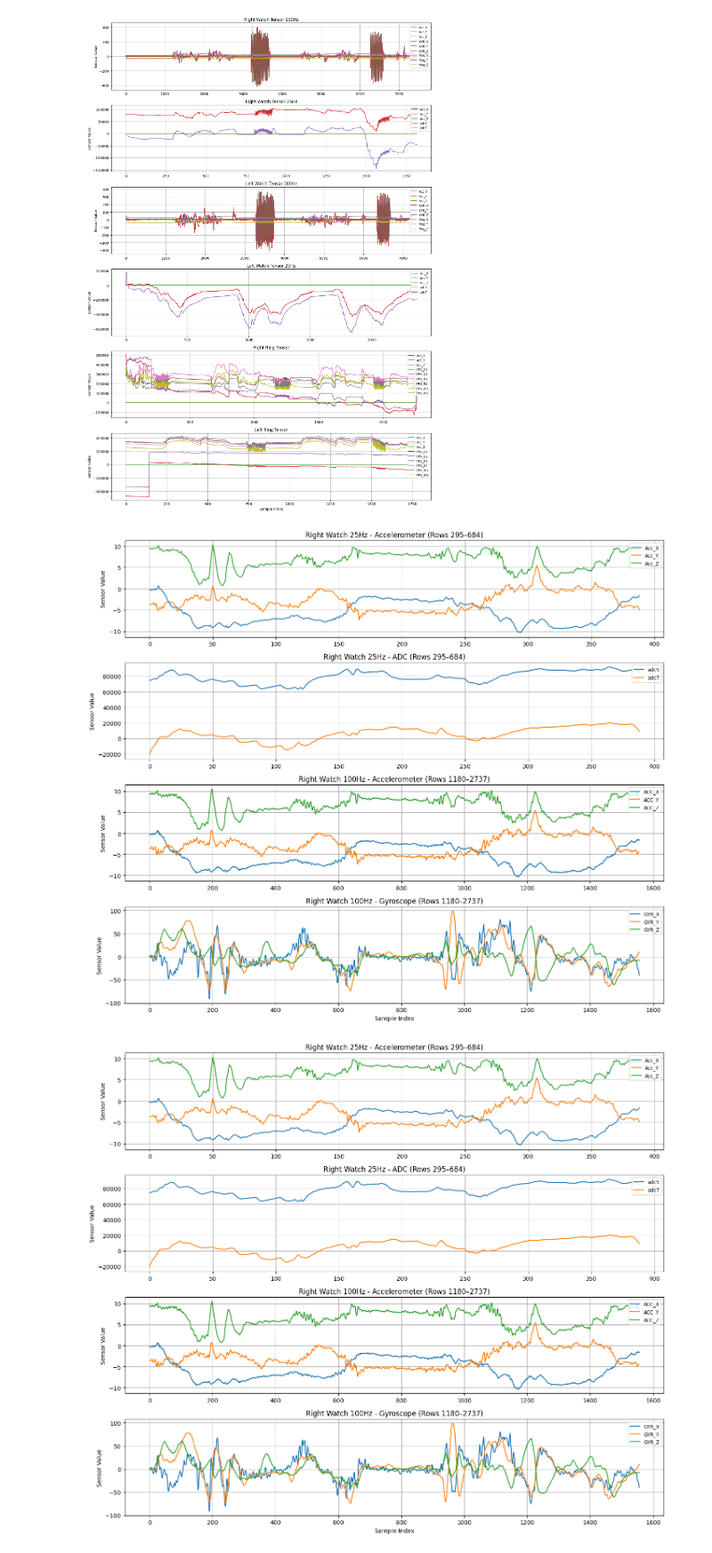
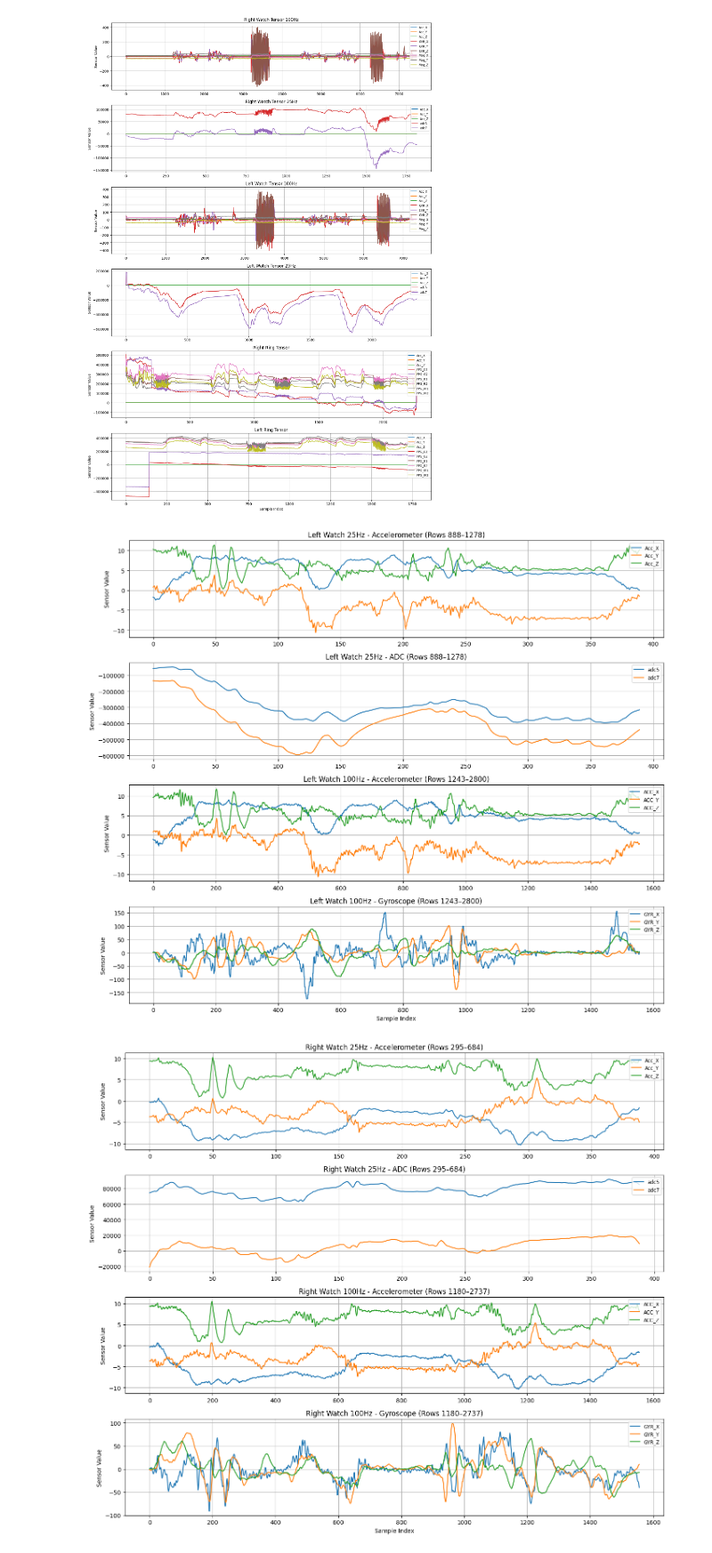
Before and after one commit to uiinlee/colab, a Jupyter notebook: watch_ring.ipynb, the cells around one changed output. Shown at 89% size. Cells and saved outputs as stored; diff of their text form; code cells hidden in the pictures.

```diff
--- a/watch_ring.ipynb
+++ b/watch_ring.ipynb
@@ -360,8 +360,8 @@ cols_100Hz2 = ['GYR_X', 'GYR_Y', 'GYR_Z']
 cols_25Hz1 = ['Acc_X', 'Acc_Y', 'Acc_Z']
 cols_25Hz2 = [ 'adc5', 'adc7']
 # 구간 슬라이싱
-data_25Hz = acc_np2[295:684]
-data_100Hz = acc_np1[1180:2737]
+data_25Hz = acc_np4[888:1278]
+data_100Hz = acc_np3[1243:2800]
 
 # 시각화
 fig, axs = plt.subplots(4, 1, figsize=(14, 12))
@@ -369,42 +369,42 @@ fig, axs = plt.subplots(4, 1, figsize=(14, 12))
 # 25Hz 가속도
 for i, label in enumerate(cols_25Hz1):
     axs[0].plot(data_25Hz[:, i], label=label)
-axs[0].set_title('Right Watch 25Hz - Accelerometer (Rows 295–684)')
+axs[0].set_title('Left Watch 25Hz - Accelerometer (Rows 888–1278)')
 axs[0].set_ylabel('Sensor Value')
 axs[0].legend(loc='upper right', fontsize='small')
 axs[0].grid(True)
 
 # 25Hz ADC
 adc_indices_25Hz = [3, 4]
 for i, label in zip(adc_indices_25Hz, cols_25Hz2):
     axs[1].plot(data_25Hz[:, i], label=label)
-axs[1].set_title('Right Watch 25Hz - ADC (Rows 295–684)')
+axs[1].set_title('Left Watch 25Hz - ADC (Rows 888–1278)')
 axs[1].set_ylabel('Sensor Value')
 axs[1].legend(loc='upper right', fontsize='small')
 axs[1].grid(True)
 
 # 100Hz 가속도
 for i, label in enumerate(cols_100Hz1):
     axs[2].plot(data_100Hz[:, i], label=label)
-axs[2].set_title('Right Watch 100Hz - Accelerometer (Rows 1180–2737)')
+axs[2].set_title('Left Watch 100Hz - Accelerometer (Rows 1243–2800)')
 axs[2].set_ylabel('Sensor Value')
 axs[2].legend(loc='upper right', fontsize='small')
 axs[2].grid(True)
 
 # 100Hz 자이로
 gyro_indices_100Hz = [3, 4, 5]
 for i, label in zip(gyro_indices_100Hz, cols_100Hz2):
     axs[3].plot(data_100Hz[:, i], label=label)
-axs[3].set_title('Right Watch 100Hz - Gyroscope (Rows 1180–2737)')
+axs[3].set_title('Left Watch 100Hz - Gyroscope (Rows 1243–2800)')
 axs[3].set_ylabel('Sensor Value')
 axs[3].legend(loc='upper right', fontsize='small')
 axs[3].grid(True)
 
 plt.xlabel('Sample Index')
 plt.tight_layout()
 plt.show()
 # %% [output]
-[figure, old version]
+[figure, new version]
 # %%
 import pandas as pd
 import numpy as np
```
Also changed, not shown: parts of 2 cells of this notebook.
